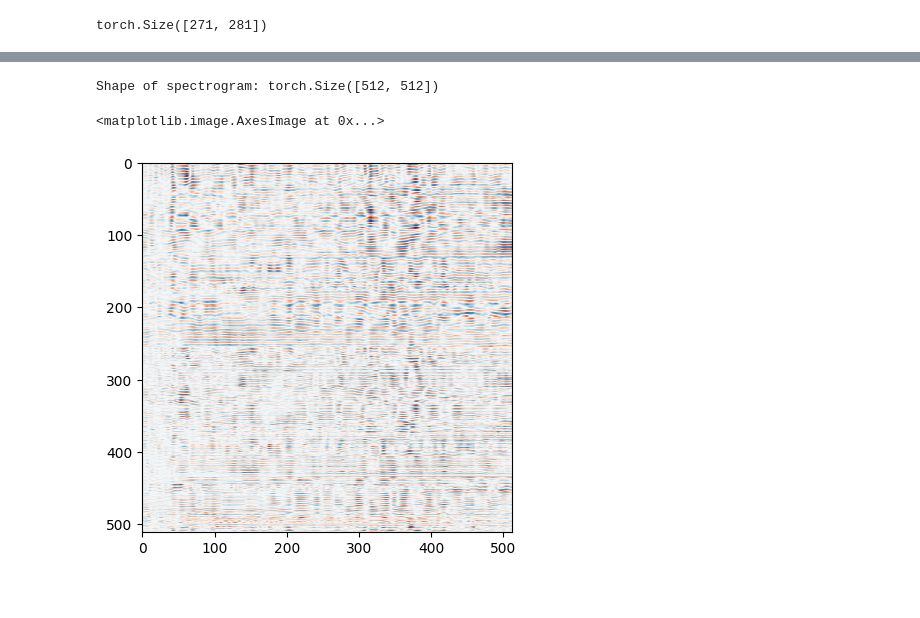
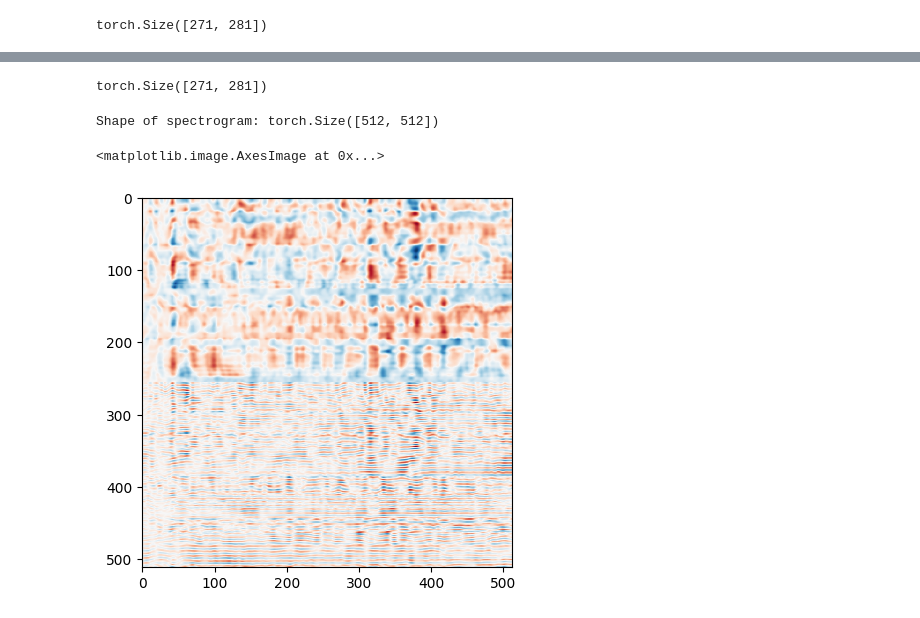
Before and after one commit to thousand-co/dl_lecture_competition_pub, a Jupyter notebook: MEG_EDA2.ipynb, the cells around one changed output, grey strips where cells are left out. Cells and saved outputs as stored; diff of their text form; code cells hidden in the pictures.

```diff
--- a/MEG_EDA2.ipynb
+++ b/MEG_EDA2.ipynb
@@ -392,13 +390,22 @@ plt.hist(data.flatten(), bins=50)
+# %%
+num=5
+data0=t(torch.tensor(butter_bandpass_filter(t(X[num]), 1, 20, 200)))
+data1=t(torch.tensor(butter_bandpass_filter(t(X[num]), 20, 40, 200)))
+data2=t(torch.tensor(butter_bandpass_filter(t(X[num]), 60, 80, 200)))
+data3=t(torch.tensor(butter_bandpass_filter(t(X[num]), 80, 99, 200)))
+data0.shape
+# %% [output]
+torch.Size([271, 281])
 # %%
-data=torch.cat((data2, data3), 0)
+data=torch.cat((data0, data1), 0)
 data=F.adaptive_avg_pool1d(data, 512)
 data=F.adaptive_avg_pool1d(t(data), 512)
 data=t(data)
 data=F.normalize(data)
 print("Shape of spectrogram: {}".format(data.size()))
 plt.figure()
 plt.imshow(data, cmap='RdBu_r')
 # %% [output]
 Shape of spectrogram: torch.Size([512, 512])
 <matplotlib.image.AxesImage at 0x...>
-[figure, old version]
+[figure, new version]
```
Also changed, not shown: parts of 9 cells of this notebook, 4 other files.
